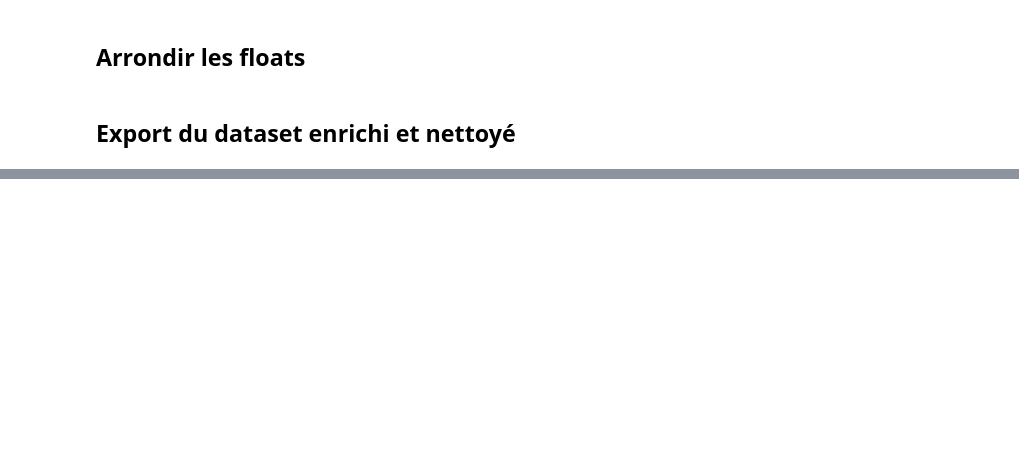
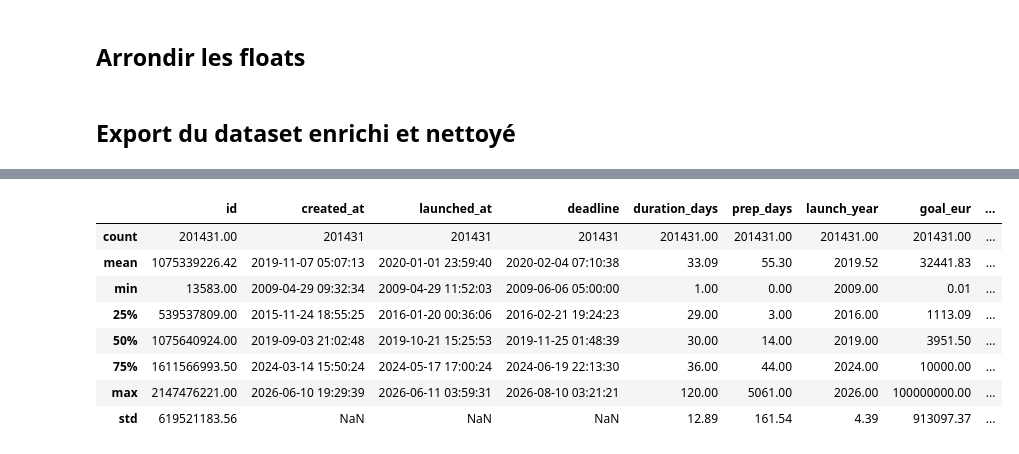
Before and after one commit to lbrdmariama/memoire-2026, a Jupyter notebook: code/data-cleaning.ipynb, the cells around one changed output, grey strips where cells are left out. Saved outputs shown, nothing was run; the diff lists cells and outputs as text; code cells hidden in the pictures; blank space fills up the shorter version.

```diff
--- a/code/data-cleaning.ipynb
+++ b/code/data-cleaning.ipynb
@@ -872,0 +887,23 @@ Il n'y a plus de valeur manquante.
+# %%
+# Faire la même chose pour les blurb.
+# Supprimer les suffixes "(Canceled)" ou "(Cancelled)"
+raw_202606_unique['blurb'] = (
+    raw_202606_unique['blurb']
+    .str.replace(r'\s*\((canceled|cancelled)\)$', '', regex=True, flags=re.IGNORECASE)
+    .str.strip() # Nettoie les espaces en début/fin
+)
+
+# Remplacer les titres vides ou équivalents à "N/A", "Cancelled", "Canceled" par "Sans Titre"
+invalid_blurbs = ['', 'N/A', 'n/a', 'Cancelled', 'Canceled', 'cancelled', 'canceled', 'None', 'nan']
+
+raw_202606_unique['blurb'] = raw_202606_unique['blurb'].replace(invalid_names, 'Sans blurb')
+
+# Recherche de la présence du mot (sans tenir compte de la casse)
+masque_canceled_blurb = raw_202606_unique['blurb'].str.contains('canceled|cancelled', case=False, na=False)
+
+# Compter combien il en reste
+nb_restants = masque_canceled_blurb.sum()
+print(f"Nombre de blurbs contenant encore 'canceled' ou 'cancelled' : {nb_restants}")
+
+# Afficher les blurbs restants avec leur statut
+raw_202606_unique[masque_canceled_blurb][['id', 'blurb', 'state']]
@@ -877,3 +991,5 @@ float_cols = raw_202606_unique.select_dtypes(include=['float64', 'float32']).col
 raw_202606_unique[float_cols] = raw_202606_unique[float_cols].round(2)
 # %% [markdown]
 ## Export du dataset enrichi et nettoyé
+# %%
+clean_kickstarter = raw_202606_unique
@@ -879,0 +1016,3 @@ raw_202606_unique[float_cols] = raw_202606_unique[float_cols].round(2)
+# %%
+clean_kickstarter['launch_year'] = clean_kickstarter['launch_year'].astype('int64')
+clean_kickstarter.info()
@@ -880 +1037,13 @@ raw_202606_unique[float_cols] = raw_202606_unique[float_cols].round(2)
+# %%
+clean_kickstarter.describe()
+# %% [output]
+|  | id | created_at | launched_at | deadline | duration_days | prep_days | launch_year | goal_eur | ... |
+| count | 201431.00 | 201431 | 201431 | 201431 | 201431.00 | 201431.00 | 201431.00 | 201431.00 | ... |
+| mean | 1075339226.42 | 2019-11-07 05:07:13 | 2020-01-01 23:59:40 | 2020-02-04 07:10:38 | 33.09 | 55.30 | 2019.52 | 32441.83 | ... |
+| min | 13583.00 | 2009-04-29 09:32:34 | 2009-04-29 11:52:03 | 2009-06-06 05:00:00 | 1.00 | 0.00 | 2009.00 | 0.01 | ... |
+| 25% | 539537809.00 | 2015-11-24 18:55:25 | 2016-01-20 00:36:06 | 2016-02-21 19:24:23 | 29.00 | 3.00 | 2016.00 | 1113.09 | ... |
+| 50% | 1075640924.00 | 2019-09-03 21:02:48 | 2019-10-21 15:25:53 | 2019-11-25 01:48:39 | 30.00 | 14.00 | 2019.00 | 3951.50 | ... |
+| 75% | 1611566993.50 | 2024-03-14 15:50:24 | 2024-05-17 17:00:24 | 2024-06-19 22:13:30 | 36.00 | 44.00 | 2024.00 | 10000.00 | ... |
+| max | 2147476221.00 | 2026-06-10 19:29:39 | 2026-06-11 03:59:31 | 2026-08-10 03:21:21 | 120.00 | 5061.00 | 2026.00 | 100000000.00 | ... |
+| std | 619521183.56 | NaN | NaN | NaN | 12.89 | 161.54 | 4.39 | 913097.37 | ... |
 # %%
```
Also changed, not shown: parts of 16 cells of this notebook.
